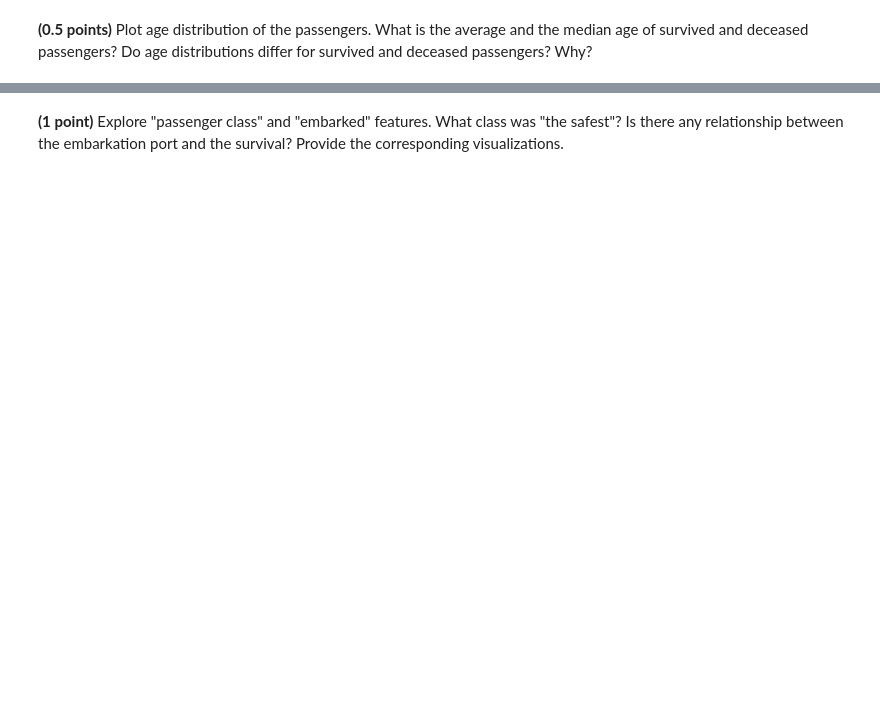
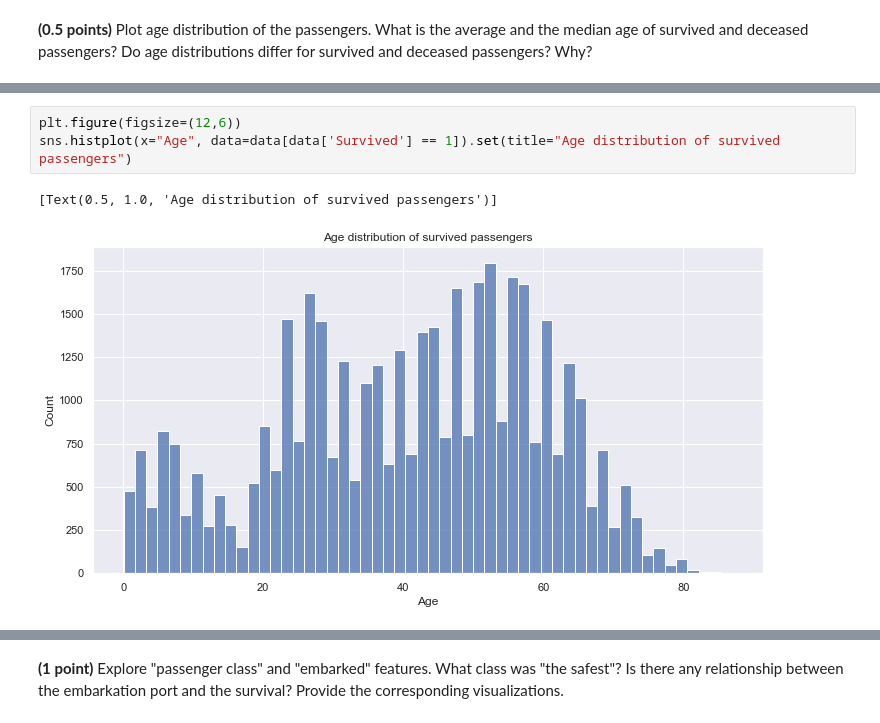
Before and after one commit to alsing/ml-intro-rs-school, a Jupyter notebook: 5 - Classification Linear KNN/hw_classification.ipynb, the cells around one changed output, grey strips where cells are left out. Saved outputs shown, nothing was run; the diff lists cells and outputs as text; blank space fills up the shorter version.

```diff
--- a/5 - Classification Linear KNN/hw_classification.ipynb
+++ b/5 - Classification Linear KNN/hw_classification.ipynb
@@ -592,0 +611,6 @@ data.head()
+# %%
+plt.figure(figsize=(12,6))
+sns.histplot(x="Age", data=data[data['Survived'] == 1]).set(title="Age distribution of survived passengers")
+# %% [output]
+[Text(0.5, 1.0, 'Age distribution of survived passengers')]
+[figure, added]
```
Also changed, not shown: parts of 18 cells of this notebook.
